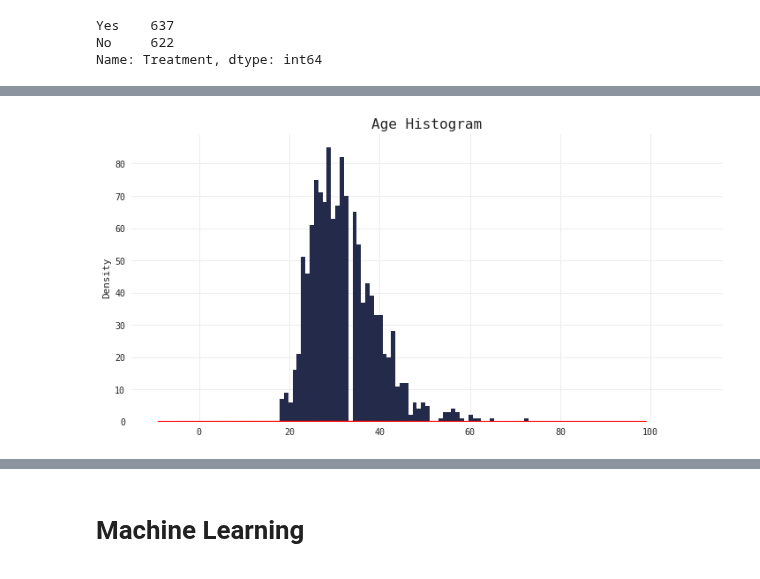
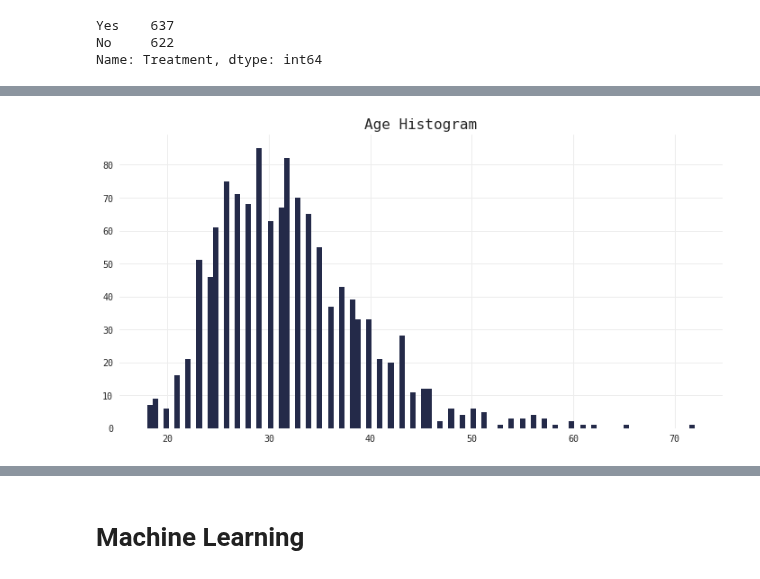
Before and after one commit to qu4ku/datasets-analysis, a Jupyter notebook: 004-mental-health-in-tech-survey-2014.ipynb, the cells around one changed output, grey strips where cells are left out. Saved outputs shown, nothing was run; the diff lists cells and outputs as text; code cells hidden in the pictures.

```diff
--- a/004-mental-health-in-tech-survey-2014.ipynb
+++ b/004-mental-health-in-tech-survey-2014.ipynb
@@ -237,3 +246,5 @@ df.head(1)
+# %%
+df.Age = df.Age.apply(lambda x: x if 17 < x < 110 else np.nan)
 # %%
 # Checking for top frequnet values
 top_range = 3
@@ -283,6 +280,5 @@ array([         37,          44,          32,          31,          33,
 # %%
-plt.hist(df.Age, range=[15, 110], bins=100, color=MC);
-df.Age[(df.Age > 15) & (df.Age < 110)].plot.kde(color='red')
+plt.hist(df.Age.dropna(), bins=100, color=MC);
 plt.title('Age Histogram');
 # %% [output]
-[figure, old version]
+[figure, new version]
```
Also changed, not shown: parts of 14 cells of this notebook, 1 other file.
